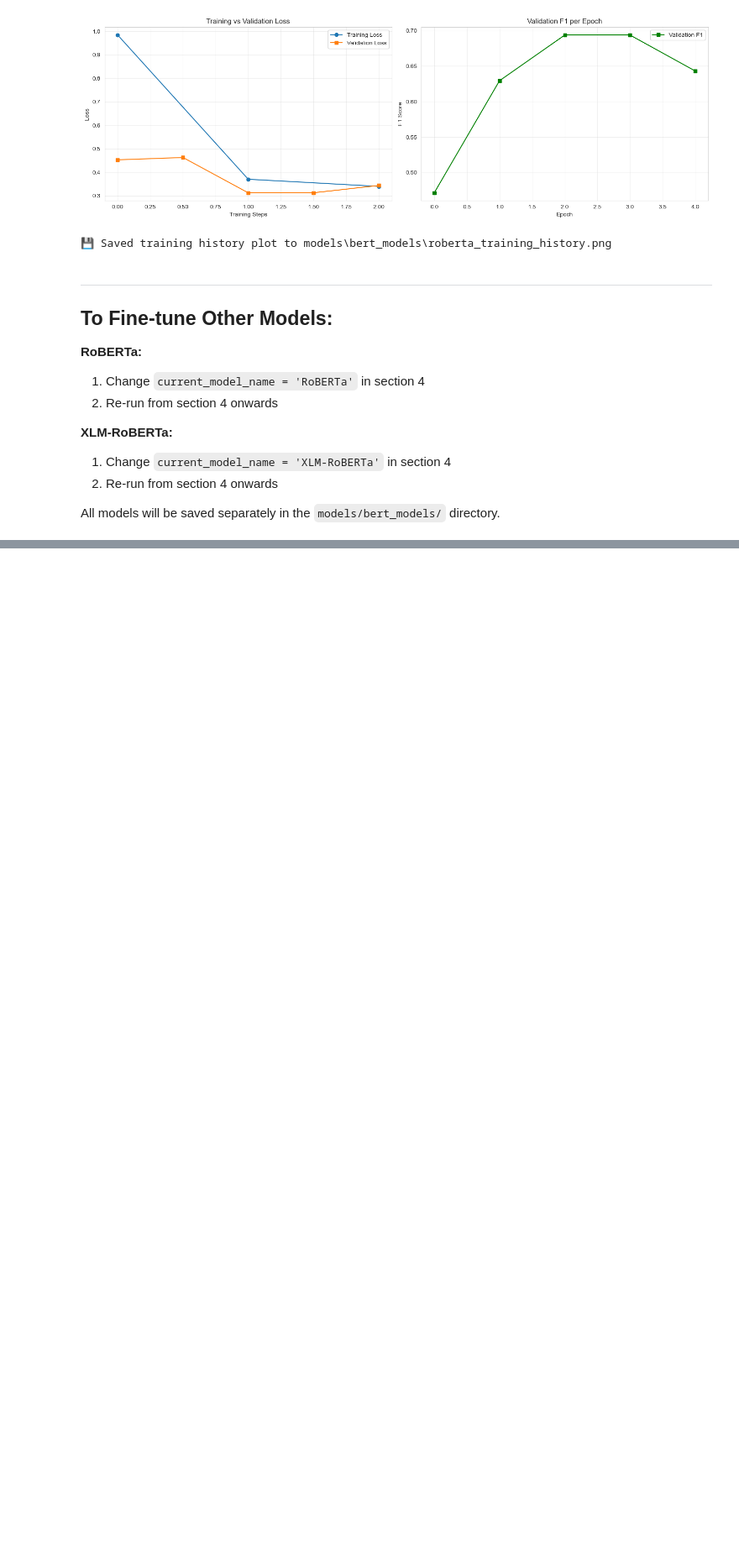
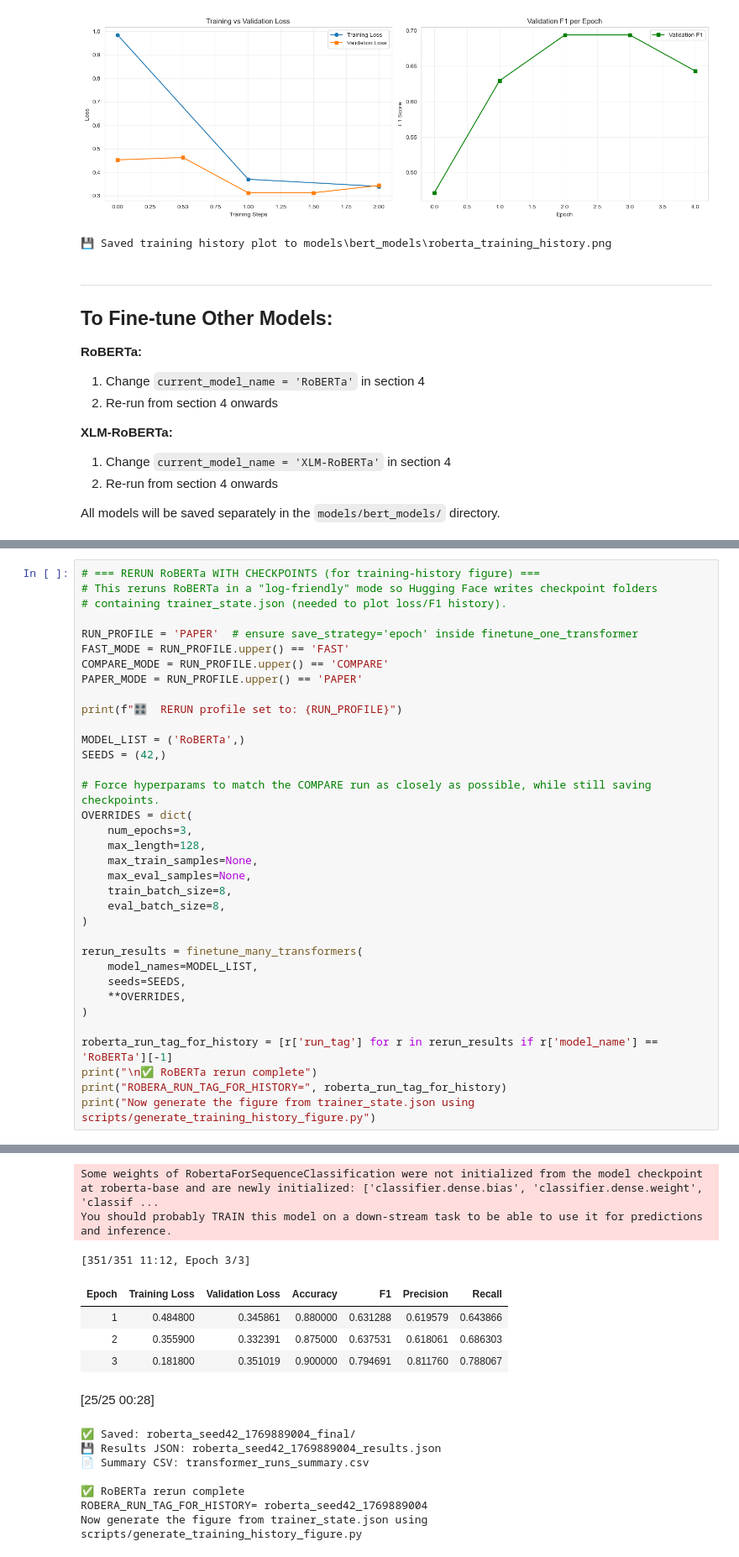
Before and after one commit to dApY3112/NLP-Trade-Message, a Jupyter notebook: advanced_model_bert.ipynb, the cells around one changed output, grey strips where cells are left out. Shown at 84% size. Drawn from its saved outputs; the diff is of its cells as text; blank space fills up the shorter version.

```diff
--- a/advanced_model_bert.ipynb
+++ b/advanced_model_bert.ipynb
@@ -896,0 +1380,36 @@ All models will be saved separately in the `models/bert_models/` directory.
+# %%
+# === RERUN RoBERTa WITH CHECKPOINTS (for training-history figure) ===
+# This reruns RoBERTa in a "log-friendly" mode so Hugging Face writes checkpoint folders
+# containing trainer_state.json (needed to plot loss/F1 history).
+
+RUN_PROFILE = 'PAPER'  # ensure save_strategy='epoch' inside finetune_one_transformer
+FAST_MODE = RUN_PROFILE.upper() == 'FAST'
+COMPARE_MODE = RUN_PROFILE.upper() == 'COMPARE'
+PAPER_MODE = RUN_PROFILE.upper() == 'PAPER'
+
+print(f"🎛️  RERUN profile set to: {RUN_PROFILE}")
+
+MODEL_LIST = ('RoBERTa',)
+SEEDS = (42,)
+
+# Force hyperparams to match the COMPARE run as closely as possible, while still saving checkpoints.
+OVERRIDES = dict(
+    num_epochs=3,
+    max_length=128,
+    max_train_samples=None,
+    max_eval_samples=None,
+    train_batch_size=8,
+    eval_batch_size=8,
+)
+
+rerun_results = finetune_many_transformers(
+    model_names=MODEL_LIST,
+    seeds=SEEDS,
+    **OVERRIDES,
+)
+
+roberta_run_tag_for_history = [r['run_tag'] for r in rerun_results if r['model_name'] == 'RoBERTa'][-1]
+print("\n✅ RoBERTa rerun complete")
+print("ROBERA_RUN_TAG_FOR_HISTORY=", roberta_run_tag_for_history)
+print("Now generate the figure from trainer_state.json using scripts/generate_training_history_figure.py")
+# %% [output]
@@ -896,0 +1426,15 @@ All models will be saved separately in the `models/bert_models/` directory.
+Some weights of RobertaForSequenceClassification were not initialized from the model checkpoint at roberta-base and are newly initialized: ['classifier.dense.bias', 'classifier.dense.weight', 'classif ...
+You should probably TRAIN this model on a down-stream task to be able to use it for predictions and inference.
+[351/351 11:12, Epoch 3/3]
+| Epoch | Training Loss | Validation Loss | Accuracy | F1 | Precision | Recall |
+| 1 | 0.484800 | 0.345861 | 0.880000 | 0.631288 | 0.619579 | 0.643866 |
+| 2 | 0.355900 | 0.332391 | 0.875000 | 0.637531 | 0.618061 | 0.686303 |
+| 3 | 0.181800 | 0.351019 | 0.900000 | 0.794691 | 0.811760 | 0.788067 |
+[25/25 00:28]
+✅ Saved: roberta_seed42_1769889004_final/
+💾 Results JSON: roberta_seed42_1769889004_results.json
+📄 Summary CSV: transformer_runs_summary.csv
+
+✅ RoBERTa rerun complete
+ROBERA_RUN_TAG_FOR_HISTORY= roberta_seed42_1769889004
+Now generate the figure from trainer_state.json using scripts/generate_training_history_figure.py
```
Also changed, not shown: parts of 14 cells of this notebook, 9 other files.
